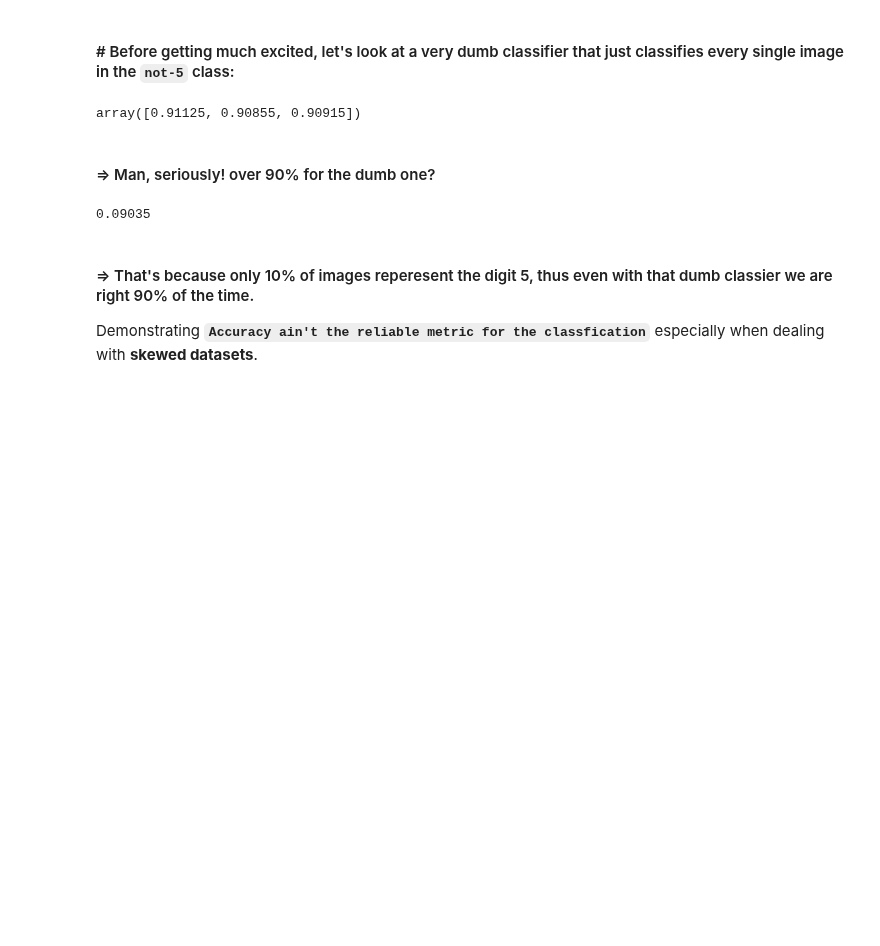
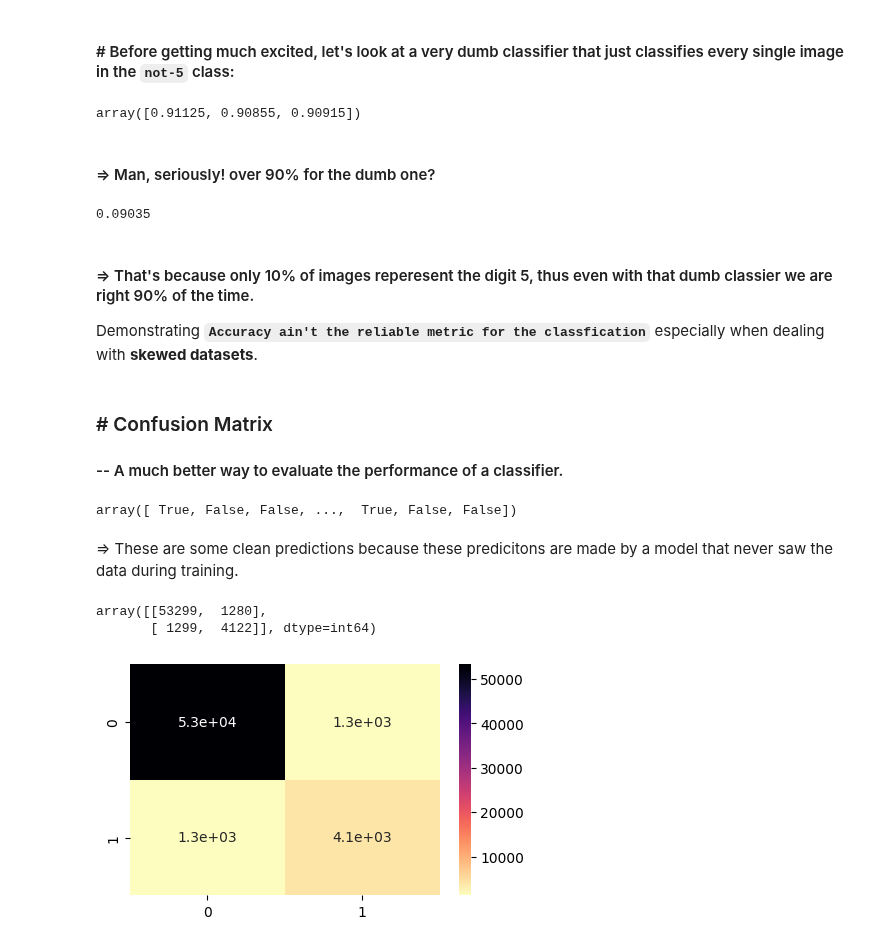
Before and after one commit to suryanshyaknow/machine-learning, a Jupyter notebook: in2__classification/in1__classification.ipynb, the cells around one changed output. Cells and saved outputs as stored; diff of their text form; code cells hidden in the pictures; blank space fills up the shorter version.

Commit message:
learnt indepth intution of performance measures for classification

```diff
--- a/in2__classification/in1__classification.ipynb
+++ b/in2__classification/in1__classification.ipynb
@@ -229,3 +229,32 @@ y_train_5.value_counts()[1] / (y_train_5.value_counts()[0] + y_train_5.value_cou
 #### => That's because only 10% of images reperesent the digit 5, thus even with that dumb classier we are right 90% of the time.
 
 Demonstrating **`Accuracy ain't the reliable metric for the classfication`** especially when dealing with **skewed datasets**.
+# %% [markdown]
+### # Confusion Matrix
+#### -- A much better way to evaluate the performance of a classifier.
+# %%
+from sklearn.model_selection import cross_val_predict
+
+y_train_pred = cross_val_predict(sgd_clf, x_train, y_train_5, cv=3)
+y_train_pred
+# %% [output]
+array([ True, False, False, ...,  True, False, False])
+# %% [markdown]
+=> These are some clean predictions because these predicitons are made by a model that never saw the data during training.
+# %%
+from sklearn.metrics import confusion_matrix
+
+confusion_matrix(y_train_5, y_train_pred)
+# %% [output]
+array([[53299,  1280],
+       [ 1299,  4122]], dtype=int64)
+# %%
+## A better visualozation of confusion matrix
+
+import seaborn as sns
+
+plt.figure(figsize=(5, 3))
+sns.heatmap(confusion_matrix(y_train_5, y_train_pred), annot=True, cmap="magma_r")
+plt.show()
+# %% [output]
+[figure, added]
```
Also changed, not shown: parts of 12 cells of this notebook.
